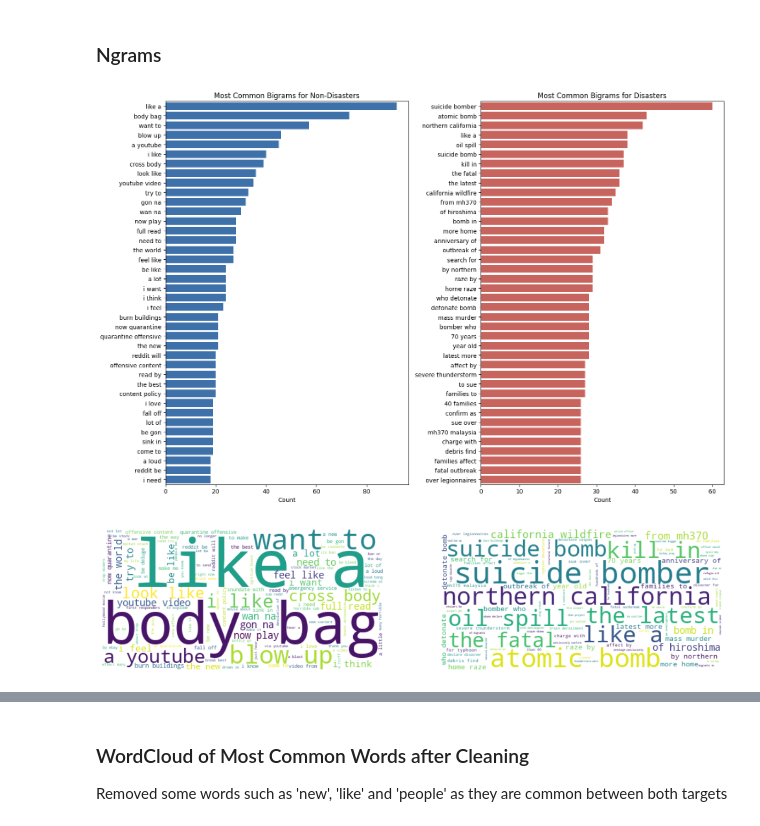
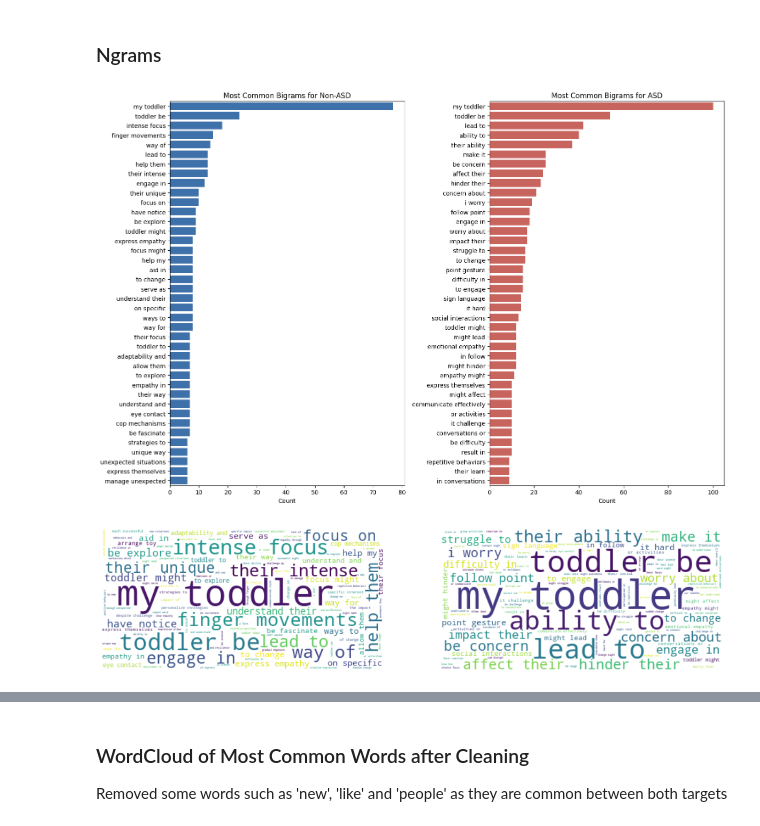
Before and after one commit to SHASANKsp/Natural-Language-Processing, a Jupyter notebook: Autism Spectrum Disorder Detection/ASD_Classification_pre-processing.ipynb, the cells around one changed output, grey strips where cells are left out. Cells and saved outputs as stored; diff of their text form; code cells hidden in the pictures.

```diff
--- a/Autism Spectrum Disorder Detection/ASD_Classification_pre-processing.ipynb
+++ b/Autism Spectrum Disorder Detection/ASD_Classification_pre-processing.ipynb
@@ -354,5 +320,5 @@ Word segmentation takes a long time. So I have commented out the code and loaded
 # %%
-tweets = pd.read_csv('Checkpoint1.csv')
+data = pd.read_csv('Checkpoint1.csv')
 # %%
 #nltk.download('wordnet')
 # %%
@@ -362,7 +328,7 @@ def lemma(text):
     words = word_tokenize(text)
     return ' '.join([lemmatizer.lemmatize(w.lower(), pos='v') for w in words])
 
-tweets.text = tweets.text.apply(lambda x: lemma(x))
+data.Text = data.Text.apply(lambda x: lemma(x))
 # %% [markdown]
 ### Ngrams
 # %%
@@ -378,8 +344,8 @@ def get_data(gen):
         return
 # %%
 # Bigrams
-bigrams_disaster = tweets[tweets.target==1].text.apply(lambda x: generate_ngrams(x, 2))
-bigrams_ndisaster = tweets[tweets.target==0].text.apply(lambda x: generate_ngrams(x, 2))
+bigrams_disaster = data[data.ASD=="ASD"].Text.apply(lambda x: generate_ngrams(x, 2))
+bigrams_ndisaster = data[data.ASD=="Non-ASD"].Text.apply(lambda x: generate_ngrams(x, 2))
 
 bigrams_d_dict = {}
 for bgs in bigrams_disaster:
@@ -403,17 +369,17 @@ bigrams_nd_df = pd.DataFrame(bigrams_nd_dict.items(), columns=['Bigrams','Count'
 # %%
 plt.figure(figsize=(15,10))
 plt.subplot(1,2,1)
-sns.barplot(x='Count',y='Bigrams',data=bigrams_nd_df.sort_values('Count', ascending=False).head(40), color=color[0]).set_title('Most Common Bigrams for Non-Disasters')
+sns.barplot(x='Count',y='Bigrams',data=bigrams_nd_df.sort_values('Count', ascending=False).head(40), color=color[0]).set_title('Most Common Bigrams for Non-ASD')
 ax = plt.gca()
 ax.set_ylabel('')
 plt.subplot(1,2,2)
-sns.barplot(x='Count',y='Bigrams',data=bigrams_d_df.sort_values('Count', ascending=False).head(40), color=color[1]).set_title('Most Common Bigrams for Disasters')
+sns.barplot(x='Count',y='Bigrams',data=bigrams_d_df.sort_values('Count', ascending=False).head(40), color=color[1]).set_title('Most Common Bigrams for ASD')
 ax = plt.gca()
 ax.set_ylabel('')
 plt.tight_layout()
 plt.show()
 # %% [output]
-[figure, old version]
+[figure, new version]
 # %%
 # Woudcloud for bigrams
 plt.figure(figsize=(15,10))
@@ -429,6 +395,6 @@ plt.axis('off')
 
 plt.show()
 # %% [output]
-[figure, old version]
+[figure, new version]
 # %%
 # Trigrams
```
Also changed, not shown: parts of 48 cells of this notebook, 3 other files.
